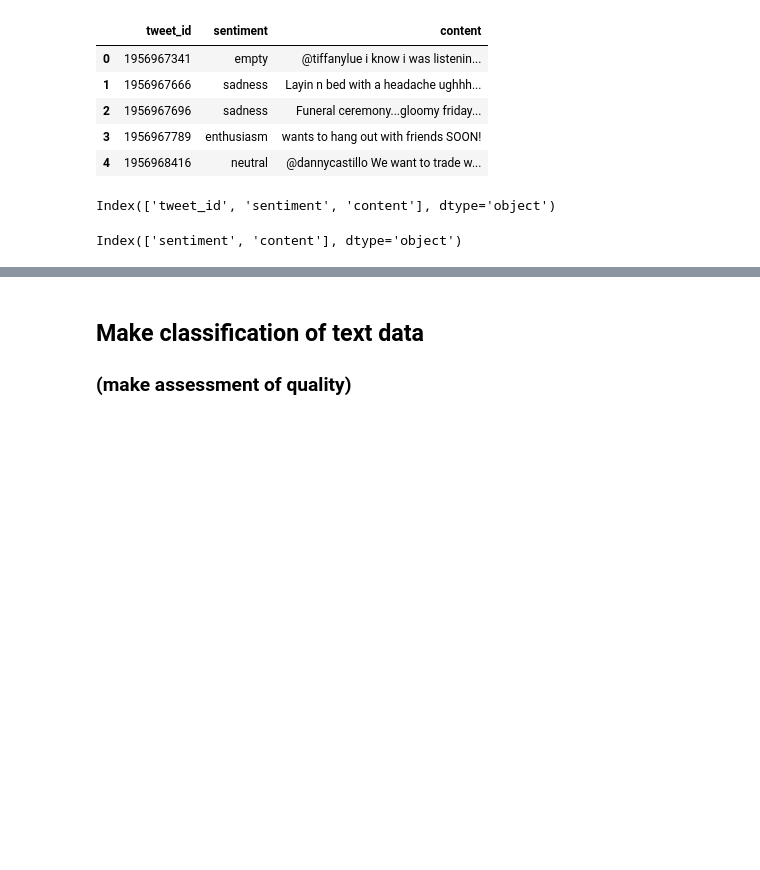
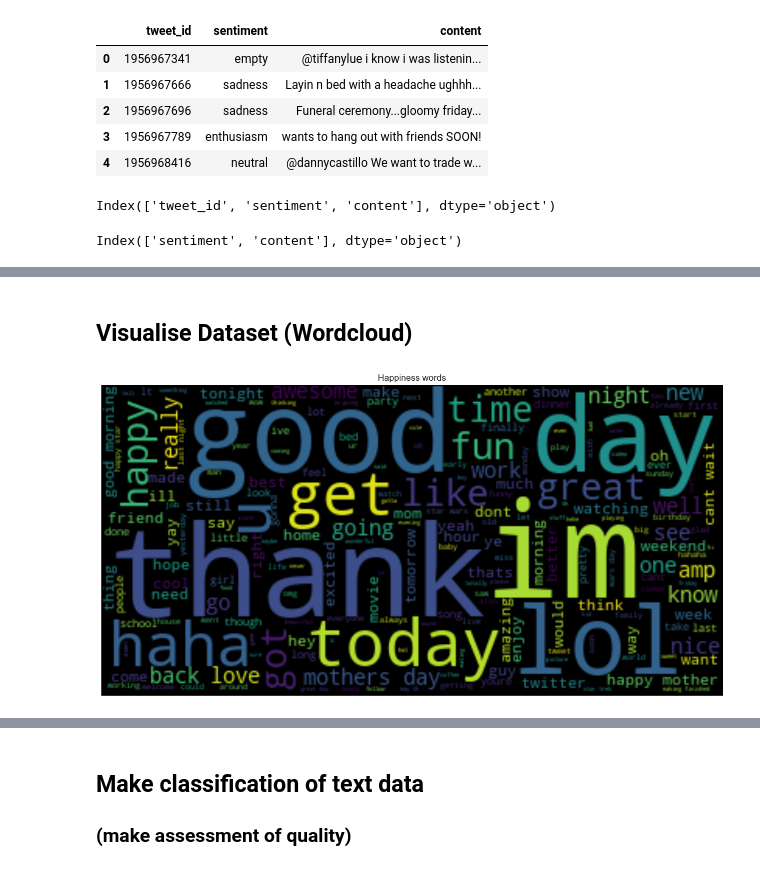
Before and after one commit to lytmercy/data_analysis_labs, a Jupyter notebook: lab_2.ipynb, the cells around one changed output, grey strips where cells are left out. Drawn from its saved outputs; the diff is of its cells as text; code cells hidden in the pictures; blank space fills up the shorter version.

```diff
--- a/lab_2.ipynb
+++ b/lab_2.ipynb
@@ -437,0 +505,28 @@ Index(['sentiment', 'content'], dtype='object')
+# %%
+def clean_text(text_series):
+    """
+
+    :param text_series:
+    :return:
+    """
+    # Set stopwords
+    stop_words = stopwords.words("english")
+    # Make cleaning
+    text_series = text_series.str.lower()
+    text_series = text_series.str.replace(r"@\S+", "")
+    text_series = text_series.str.replace(r"https*\S+", "")
+    text_series = text_series.str.replace(r"#\S+", "")
+    text_series = text_series.str.replace(r"\d", "")
+    text_series = text_series.str.replace(r"[%s]" % re.escape(string.punctuation), "")  # remove punctuations
+    text_series = text_series.str.replace(r"\n", "")
+    text_series = text_series.str.replace(r"\s{2,}", " ")
+    # Remove Stop Words
+    pat = r"\b(?:{})\b".format('|'.join(stop_words))
+    text_series = text_series.str.replace(pat, "")
+    text_series = text_series.str.replace(r"\s+", " ")
+
+    return text_series
+# %%
+# Cleaning Dataset
+tweet_emotions_cleaning = tweet_emotions.copy()
+tweet_emotions_cleaning["content"] = clean_text(tweet_emotions_cleaning["content"])
@@ -437,0 +543,21 @@ Index(['sentiment', 'content'], dtype='object')
+# %% [markdown]
+## Visualise Dataset (Wordcloud)
+# %%
+# Define dataframe of classes
+happiness = tweet_emotions_cleaning.loc[tweet_emotions_cleaning["sentiment"] == "happiness"]
+love = tweet_emotions_cleaning.loc[tweet_emotions_cleaning["sentiment"] == "love"]
+sadness = tweet_emotions_cleaning.loc[tweet_emotions_cleaning["sentiment"] == "sadness"]
+# %%
+# Define wordcloud object for happiness
+stop_words = stopwords.words("english")
+text = " ".join(i for i in happiness.content)
+word_cloud = WordCloud(stopwords=stop_words, background_color="black").generate(text)
+# %%
+# Visualize wordcloud
+plt.figure(figsize=(15, 10))
+plt.imshow(word_cloud, interpolation="bilinear")
+plt.title("Happiness words")
+plt.axis("off")
+plt.show()
+# %% [output]
+[figure, added]
```
Also changed, not shown: parts of 18 cells of this notebook.
